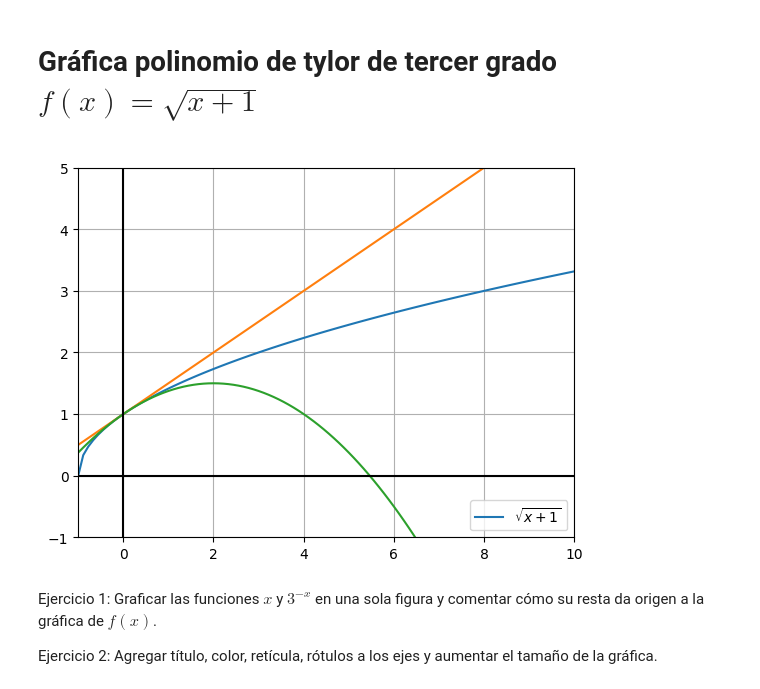
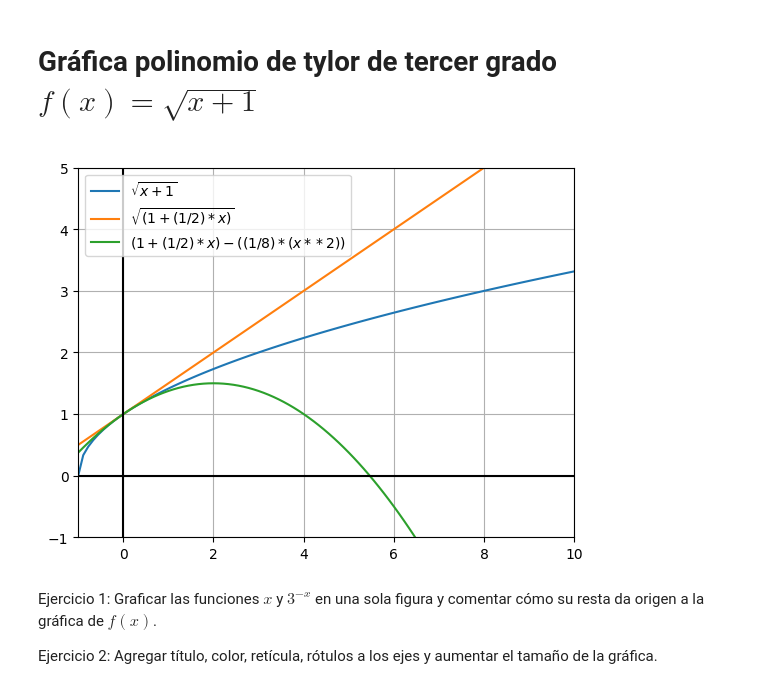
Before and after one commit to Ubaldo-Yareli/M-todos-numericos, a Jupyter notebook: Graficass.ipynb, the cells around one changed output. Drawn from its saved outputs; the diff is of its cells as text; code cells hidden in the pictures.

```diff
--- a/Graficass.ipynb
+++ b/Graficass.ipynb
@@ -18,18 +18,18 @@ x=np.linspace(-1, 10,100)
 # %%
 # Graficar ambas funciones.
 plt.plot(x, f(x),label="$\sqrt{x+1}$")
-plt.plot(x, g(x))
-plt.plot(x, h(x))
+plt.plot(x, g(x),label="$\sqrt{(1+(1/2)*x)}$")
+plt.plot(x, h(x), label="$(1+(1/2)*x)-((1/8)*(x**2))$")
 plt.axhline(0, color="black")
 plt.axvline(0, color="black")
 plt.xlim(-1, 10)
 plt.ylim(-1, 5)
 plt.grid()
 plt.savefig("output.png") # Guardar gráfico como imágen PNG.
 plt.legend()
 plt.show()
 # %% [output]
-[figure, old version]
+[figure, new version]
 # %% [markdown]
 Ejercicio 1: Graficar las funciones $x$ y $3^{-x}$ en una sola figura y comentar cómo su resta da origen a la gráfica de $f(x)$.
 
```
